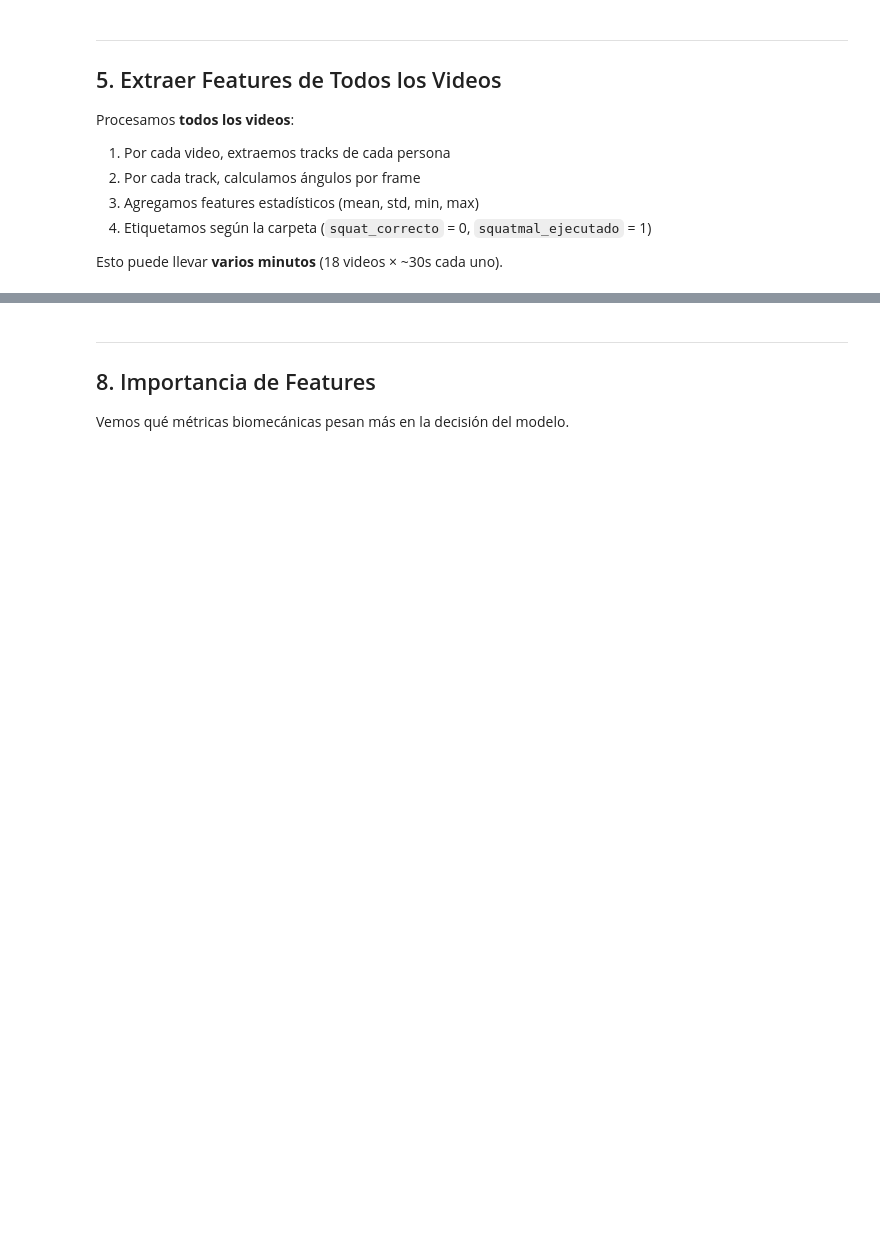
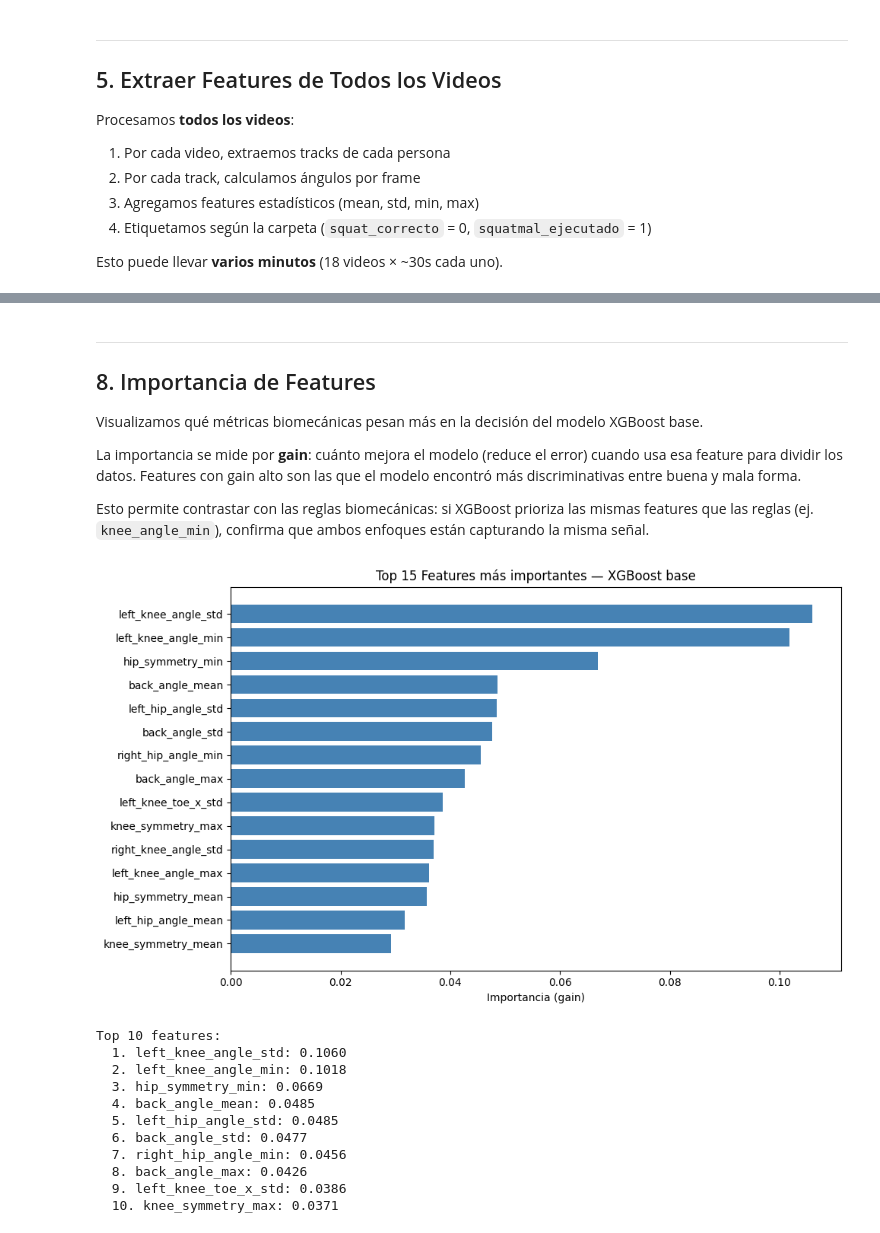
Before and after one commit to yeyorg/proyecto-vision, a Jupyter notebook: xgboost_training.ipynb, the cells around one changed output, grey strips where cells are left out. Drawn from its saved outputs; the diff is of its cells as text; code cells hidden in the pictures; blank space fills up the shorter version.

```diff
--- a/xgboost_training.ipynb
+++ b/xgboost_training.ipynb
@@ -464,14 +501,14 @@ Esto puede llevar **varios minutos** (18 videos × ~30s cada uno).
 all_samples = []
 error_log = []
 
-for v in df_videos.itertuples():
-    video_name = Path(v.path).name
-    video_class = getattr(v, "class")  # class is a keyword, must use getattr
+for _, v in df_videos.iterrows():   # iterrows evita el problema de 'class' como keyword en itertuples
+    video_name = Path(v["path"]).name
+    video_class = v["class"]
     print(f"📹 Procesando: {video_name} ({video_class}) ... ", end="", flush=True)
 
     try:
         tracks = process_video_multi(
-            v.path, model,
+            v["path"], model,
             frame_skip=FRAME_SKIP,
             conf_thresh=CONF_THRESH,
             track_dist=TRACK_DIST_THRESH,
@@ -492,8 +529,8 @@ for v in df_videos.itertuples():
             all_samples.append({
                 "video": video_name,
                 "track_id": t["track_id"],
-                "label": v.label,
-                "class": getattr(v, "class"),
+                "label": v["label"],
+                "class": video_class,
                 "n_frames": t["n_frames"],
                 "n_angles_frames": len(t["angles_per_frame"]),
                 **features,
@@ -648,26 +867,43 @@ print(f"  Media:  {cv_scores.mean():.2%} ± {cv_scores.std():.2%}")
 ---
 ## 8. Importancia de Features
 
-Vemos qué métricas biomecánicas pesan más en la decisión del modelo.
+Visualizamos qué métricas biomecánicas pesan más en la decisión del modelo XGBoost base.
+
+La importancia se mide por **gain**: cuánto mejora el modelo (reduce el error) cuando usa esa feature para dividir los datos. Features con gain alto son las que el modelo encontró más discriminativas entre buena y mala forma.
+
+Esto permite contrastar con las reglas biomecánicas: si XGBoost prioriza las mismas features que las reglas (ej. `knee_angle_min`), confirma que ambos enfoques están capturando la misma señal.
 # %%
-# ── Feature Importance ──────────────────────────────────────
+# ── Feature Importance (XGBoost base) ───────────────────────
 
-importances = model.feature_importances_
+importances = xgb_clf.feature_importances_
 idx_sorted = np.argsort(importances)[::-1]
 
 top_n = min(15, len(feature_cols))
 plt.figure(figsize=(10, 6))
 plt.barh(range(top_n), importances[idx_sorted[:top_n]][::-1], color="steelblue")
 plt.yticks(range(top_n), [feature_cols[i] for i in idx_sorted[:top_n]][::-1])
 plt.xlabel("Importancia (gain)")
-plt.title("Top 15 Features más importantes para XGBoost")
+plt.title("Top 15 Features más importantes — XGBoost base")
 plt.tight_layout()
 plt.show()
 
 print("Top 10 features:")
 for i in range(min(10, len(feature_cols))):
     name = feature_cols[idx_sorted[i]]
     print(f"  {i+1}. {name}: {importances[idx_sorted[i]]:.4f}")
+# %% [output]
+[figure, added]
+Top 10 features:
+  1. left_knee_angle_std: 0.1060
+  2. left_knee_angle_min: 0.1018
+  3. hip_symmetry_min: 0.0669
+  4. back_angle_mean: 0.0485
+  5. left_hip_angle_std: 0.0485
+  6. back_angle_std: 0.0477
+  7. right_hip_angle_min: 0.0456
+  8. back_angle_max: 0.0426
+  9. left_knee_toe_x_std: 0.0386
+  10. knee_symmetry_max: 0.0371
 # %% [markdown]
 ---
 ## 9. Comparar XGBoost vs Reglas Biomecánicas
```
Also changed, not shown: parts of 22 cells of this notebook, 3 other files.
